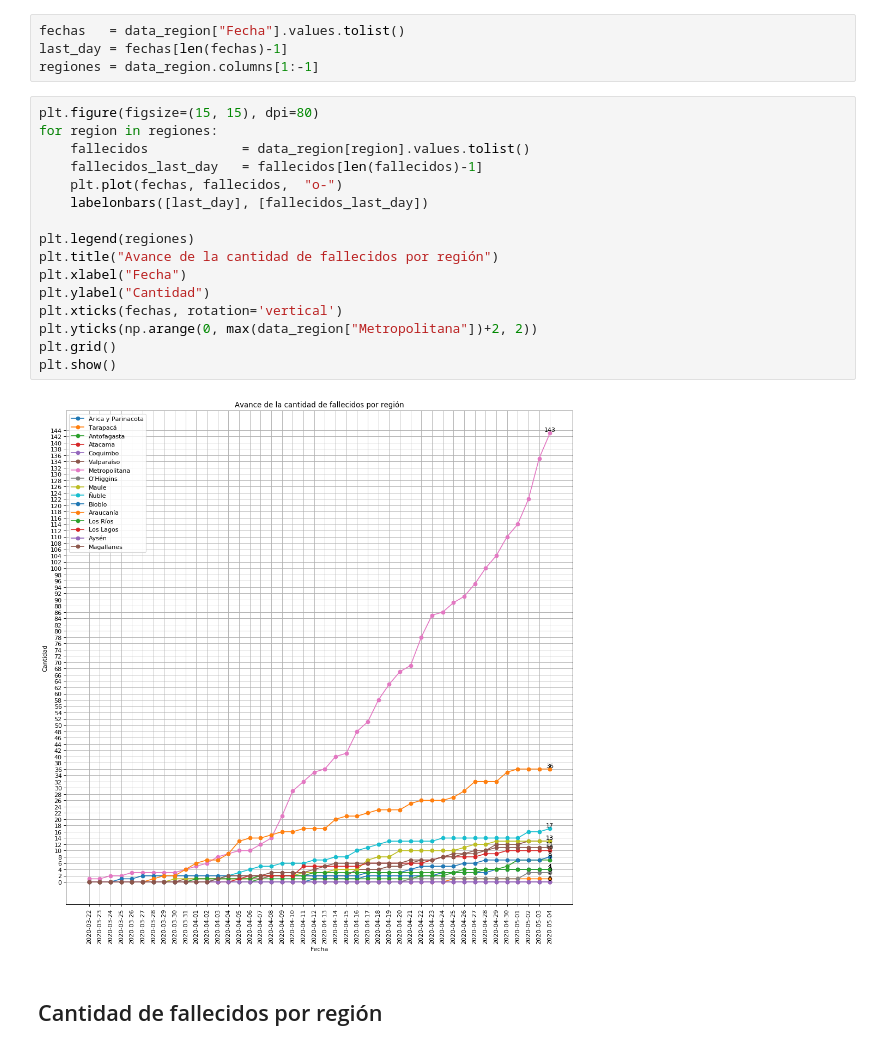
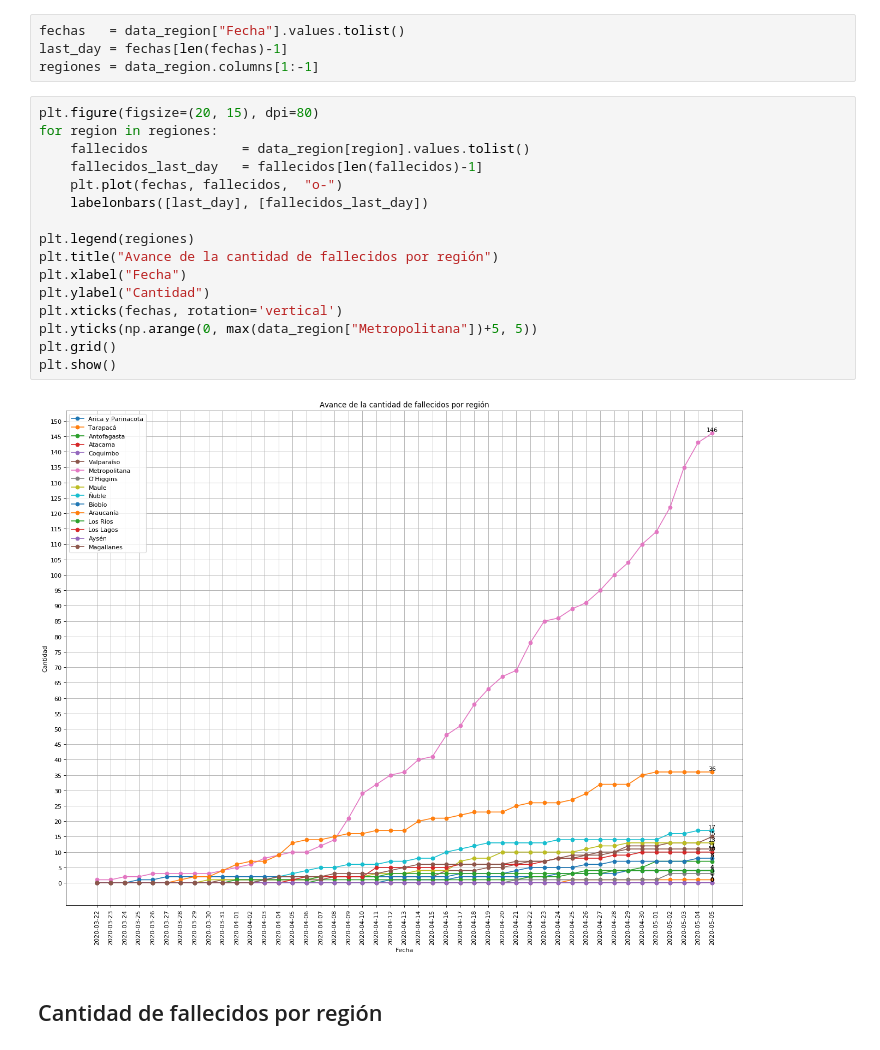
Before and after one commit to patricionicolas/Covid-19-Chile, a Jupyter notebook: Fallecidos.ipynb, the cells around one changed output. Cells and saved outputs as stored; diff of their text form.

Commit message:
Update data
Update data

```diff
--- a/Fallecidos.ipynb
+++ b/Fallecidos.ipynb
@@ -127,23 +127,23 @@ fechas   = data_region["Fecha"].values.tolist()
 last_day = fechas[len(fechas)-1]
 regiones = data_region.columns[1:-1]
 # %%
-plt.figure(figsize=(15, 15), dpi=80)
+plt.figure(figsize=(20, 15), dpi=80)
 for region in regiones:
     fallecidos            = data_region[region].values.tolist()
     fallecidos_last_day   = fallecidos[len(fallecidos)-1]
     plt.plot(fechas, fallecidos,  "o-")
     labelonbars([last_day], [fallecidos_last_day])
 
 plt.legend(regiones)
 plt.title("Avance de la cantidad de fallecidos por región")
 plt.xlabel("Fecha")
 plt.ylabel("Cantidad")
 plt.xticks(fechas, rotation='vertical')
-plt.yticks(np.arange(0, max(data_region["Metropolitana"])+2, 2))
+plt.yticks(np.arange(0, max(data_region["Metropolitana"])+5, 5))
 plt.grid()
 plt.show()
 # %% [output]
-[figure, old version]
+[figure, new version]
 # %% [markdown]
 ## Cantidad de fallecidos por región
 # %%
```
Also changed, not shown: parts of 7 cells of this notebook, 3 other files.
